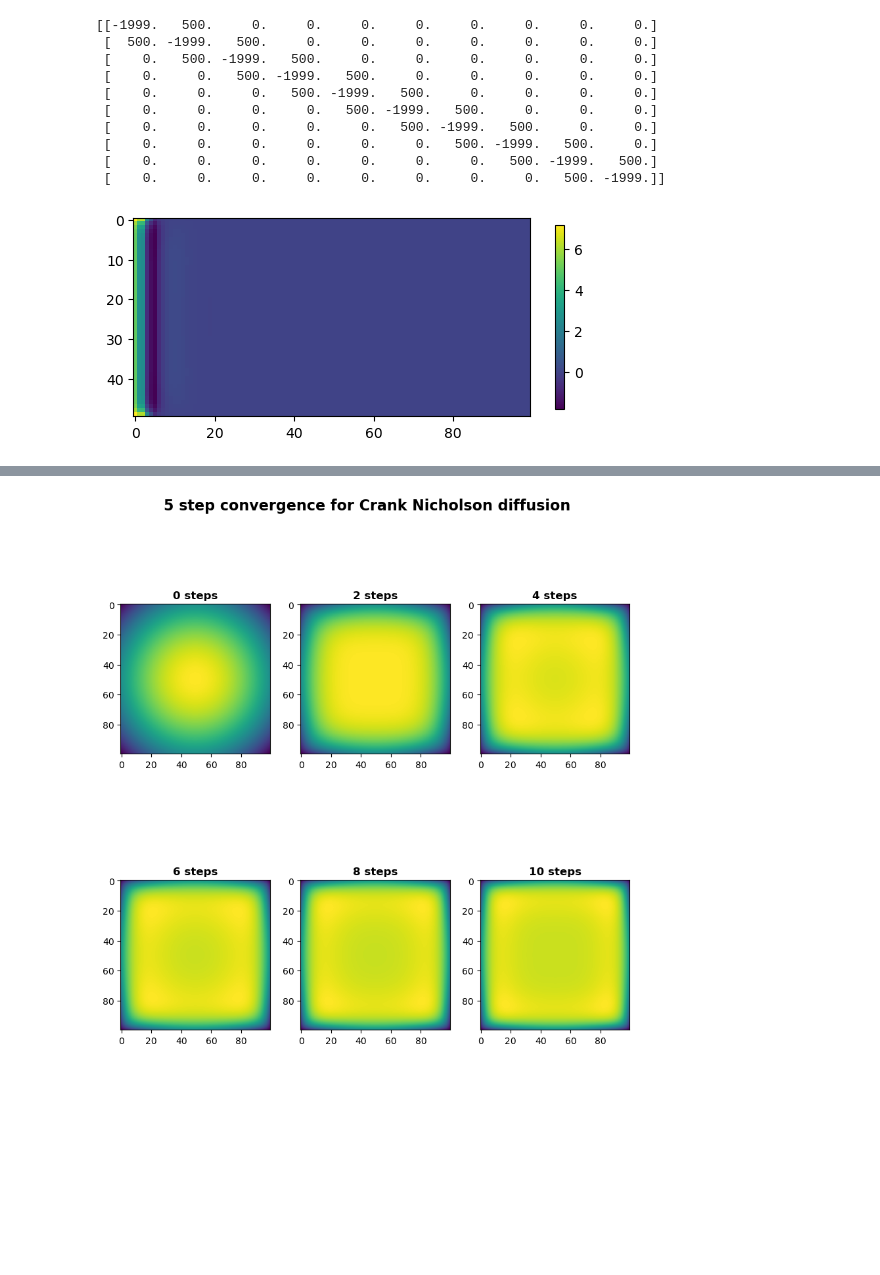
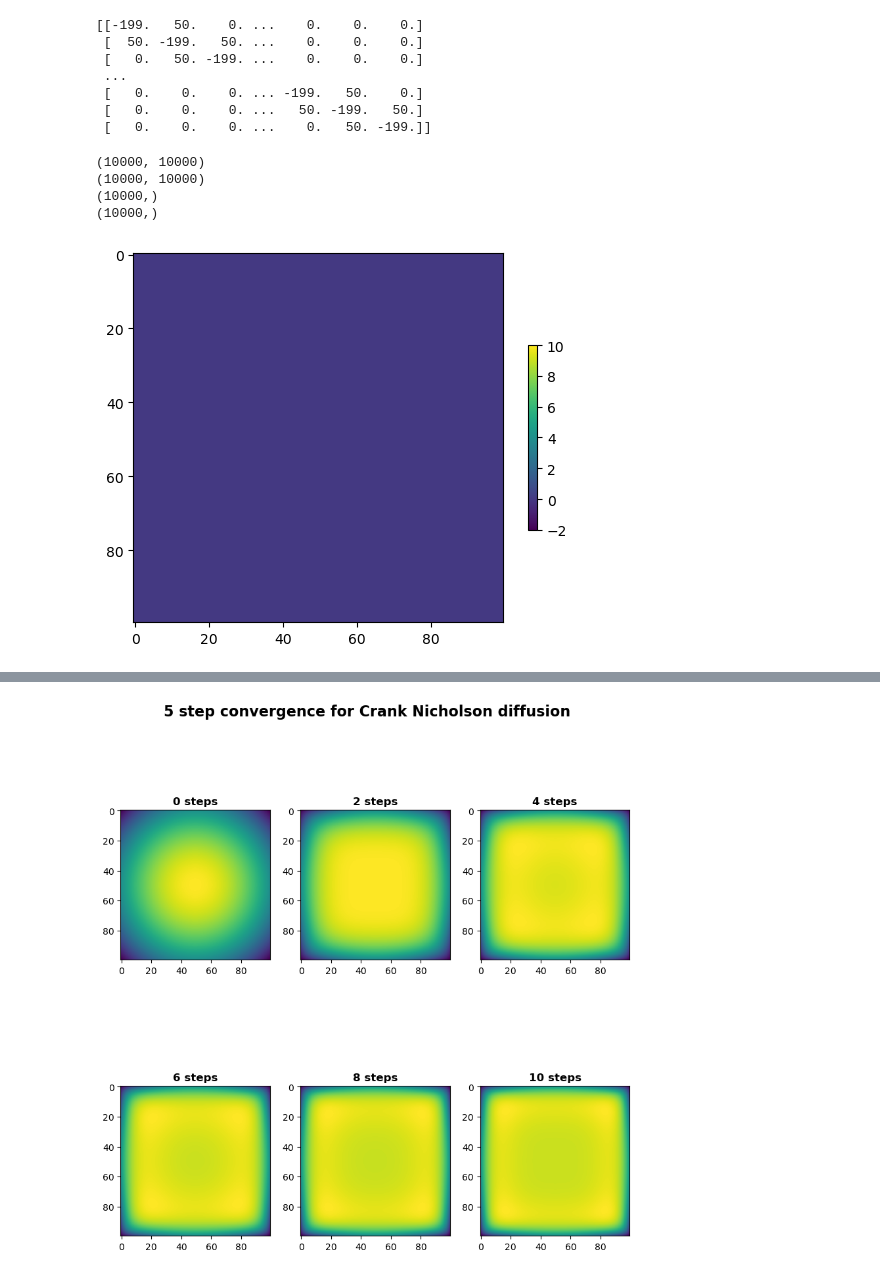
Before and after one commit to emmasorset/matmodh22, a Jupyter notebook: drodling.ipynb, the cells around one changed output, grey strips where cells are left out. Saved outputs shown, nothing was run; the diff lists cells and outputs as text; code cells hidden in the pictures; blank space fills up the shorter version.

```diff
--- a/drodling.ipynb
+++ b/drodling.ipynb
@@ -14,9 +16,7 @@ mu = a * dt / (dx**2)
 #    return -2*((x-.5)**2 + (y-.5)**2)
 X, Y = np.meshgrid(np.linspace(0, 1, Nx), np.linspace(0, .5, Ny))
 U = np.zeros(X.shape)
-U[:,:3] = 10.
-U[:,3]  = 5.
-U[:,4]  = 2.
+U[:,0] = 10.
 init = plt.imshow(U, cmap='viridis')
 plt.colorbar(init, ax=plt.gca(), shrink=.5)
 # %% [output]
@@ -33,5 +25,13 @@ B = sp.diags([
 # %%
-LHS = sp.bmat([
-    [B if i==j else A if abs(i-j)==1 else None for j in range(Nx)]
-    for i in range(Nx)]
-)
+#LHS = sp.bmat([
+#    [B if i==j else A if abs(i-j)==1 else None for j in range(Nx)]
+#    for i in range(Nx)]
+#)
+N = Ny*Nx
+LHS = sp.diags([
+    np.ones(N) * (1+(mux+muy)),
+    np.ones(N) * (-muy/2),
+    np.ones(N) * (-muy/2),
+    np.ones(N) * (-mux/2),
+    np.ones(N) * (-mux/2)
+], offsets=[0,1,-1, Ny, -Ny], shape=[N,N])
@@ -45,34 +48,47 @@ Br = sp.diags([
 # %%
-RHS = sp.bmat([
-    [Bl if i==j else -A if abs(i-j)==1 else None for j in range(Nx)]
-    for i in range(Nx)]
-)
+#RHS = sp.bmat([
+#    [Br if i==j else -A if abs(i-j)==1 else None for j in range(Nx)]
+#    for i in range(Nx)]
+#)
+RHS = sp.diags([
+    np.ones(N) * (1-(mux+muy)),
+    np.ones(N) * (muy/2),
+    np.ones(N) * (muy/2),
+    np.ones(N) * (mux/2),
+    np.ones(N) * (mux/2)
+], offsets=[0,1,-1, Ny, -Ny], shape=[N,N])
 # %%
-print(RHS.toarray()[:10,:10])
+print(RHS.toarray())
 # %% [output]
-[[-1999.   500.     0.     0.     0.     0.     0.     0.     0.     0.]
- [  500. -1999.   500.     0.     0.     0.     0.     0.     0.     0.]
- [    0.   500. -1999.   500.     0.     0.     0.     0.     0.     0.]
- [    0.     0.   500. -1999.   500.     0.     0.     0.     0.     0.]
- [    0.     0.     0.   500. -1999.   500.     0.     0.     0.     0.]
- [    0.     0.     0.     0.   500. -1999.   500.     0.     0.     0.]
- [    0.     0.     0.     0.     0.   500. -1999.   500.     0.     0.]
- [    0.     0.     0.     0.     0.     0.   500. -1999.   500.     0.]
- [    0.     0.     0.     0.     0.     0.     0.   500. -1999.   500.]
- [    0.     0.     0.     0.     0.     0.     0.     0.   500. -1999.]]
+[[-199.   50.    0. ...    0.    0.    0.]
+ [  50. -199.   50. ...    0.    0.    0.]
+ [   0.   50. -199. ...    0.    0.    0.]
+ ...
+ [   0.    0.    0. ... -199.   50.    0.]
+ [   0.    0.    0. ...   50. -199.   50.]
+ [   0.    0.    0. ...    0.   50. -199.]]
+# %%
+print(RHS.shape, LHS.shape, U.flatten(order='F').shape, sep='\n')
+print((RHS@U.flatten(order='F')).shape)
+# %% [output]
+(10000, 10000)
+(10000, 10000)
+(10000,)
+(10000,)
 # %%
 u = U.flatten(order='F')
 sols = [U]
-for i in range(int(10/dt)):
-    u = sp.linalg.spsolve(LHS, RHS@u)
+for i in range(int(1/dt)):
+    u = sp.linalg.spsolve(LHS, RHS @ u)
     if i%10==1:
         sols.append( u.reshape(U.shape, order='F'))
 # %%
 sol = plt.imshow(u.reshape(U.shape, order='F'), cmap='viridis')
 fig.colorbar(sol, ax=plt.gca(), shrink=.5)
+plt.clim(-2,10)
 plt.show()
 # %% [output]
-[figure, old version]
+[figure, new version]
 # %%
 init = plt.imshow(U, cmap='viridis')
 fig.colorbar(init, ax=plt.gca(), shrink=.5)
```
Also changed, not shown: parts of 12 cells of this notebook.
